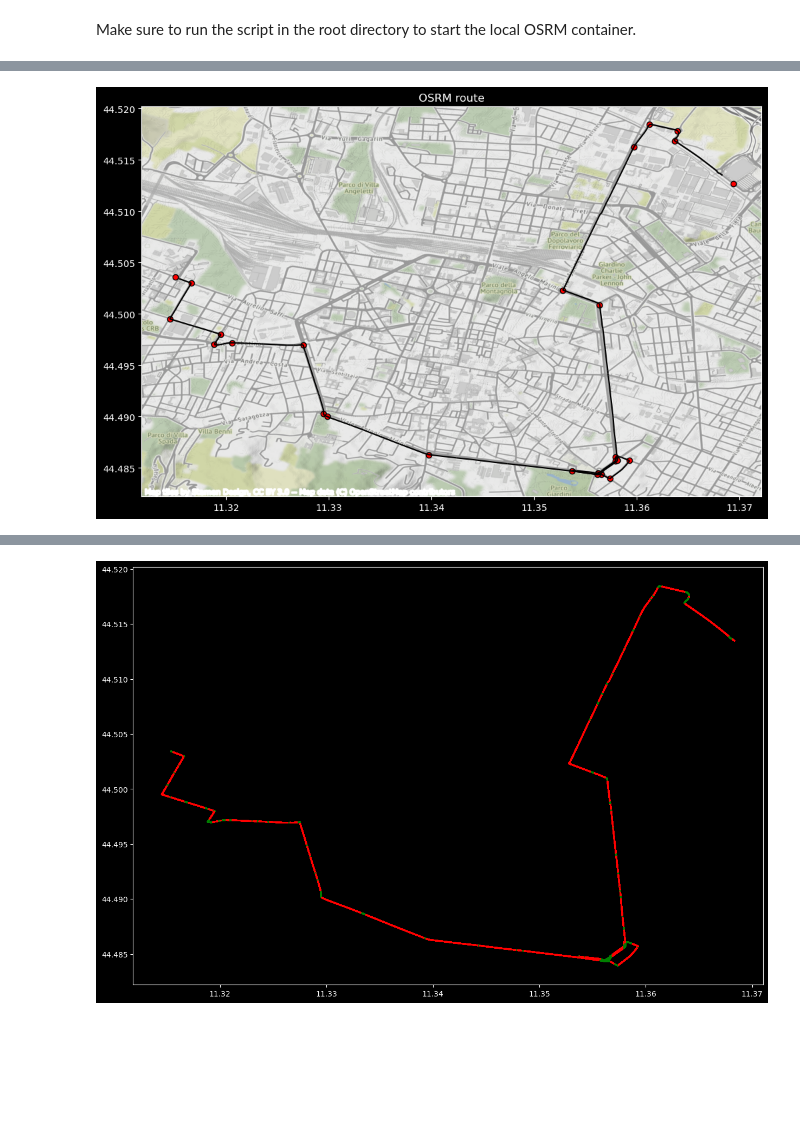
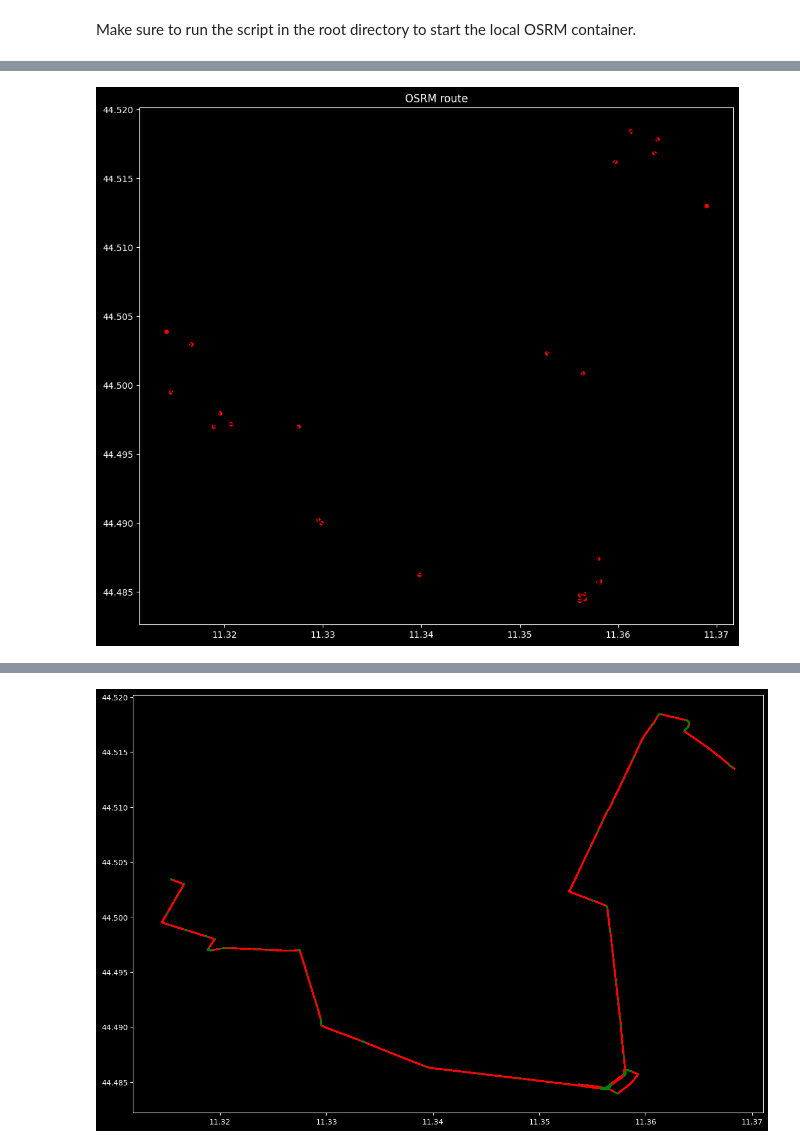
Before and after one commit to xAlessandroC/route2vel, a Jupyter notebook: src/route_interp_2.ipynb, the cells around one changed output, grey strips where cells are left out. Cells and saved outputs as stored; diff of their text form; code cells hidden in the pictures; blank space fills up the shorter version.

```diff
--- a/src/route_interp_2.ipynb
+++ b/src/route_interp_2.ipynb
@@ -82,13 +87,13 @@ route_gdf = ox.utils_graph.route_to_gdf(graph, node_ids_simple, "travel_time")
 # %%
 crs = 'epsg:4326'
 osrm_points_gdf = gpd.GeoDataFrame({'geometry': [Point(x) for x in osrm_route.geometry]}, crs=crs)
 fig, ax = plt.subplots(figsize=(12, 12))
 route_gdf.plot(ax=ax, color='k')
 osrm_points_gdf.plot(ax = ax, color='r', edgecolor='k')
-cx.add_basemap(ax, crs=crs)
+# cx.add_basemap(ax, crs=crs)
 plt.title("OSRM route");
 # %% [output]
-[figure, old version]
+[figure, new version]
 # %%
 split_route_gdf = split_route_gdf_by_curves(route_gdf, 15)
 # %%
```
Also changed, not shown: parts of 9 cells of this notebook, 4 other files.
